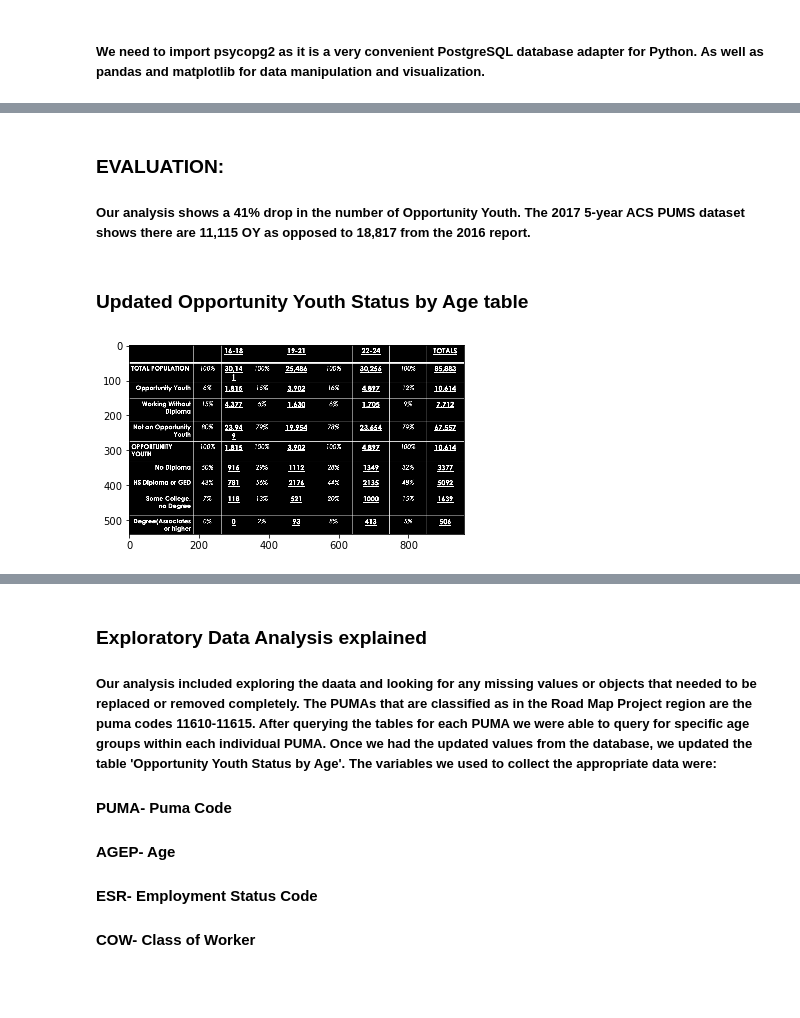
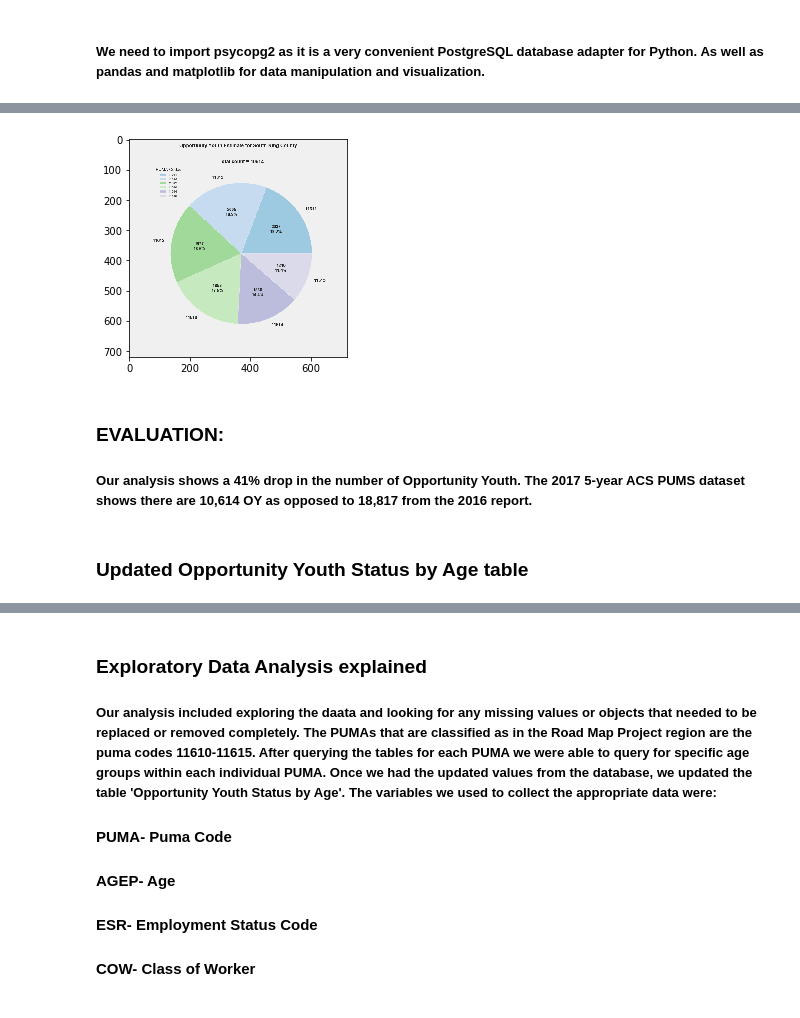
Before and after one commit to jwong853/mod-1-project-chicago-seattle-ds-051120, a Jupyter notebook: notebooks/report/Project_Final_Notebook.ipynb, the cells around one changed output, grey strips where cells are left out. Saved outputs shown, nothing was run; the diff lists cells and outputs as text; code cells hidden in the pictures.

```diff
--- a/notebooks/report/Project_Final_Notebook.ipynb
+++ b/notebooks/report/Project_Final_Notebook.ipynb
@@ -54,12 +59,12 @@ conn = psycopg2.connect(dbname=DBNAME)
+# %%
+import matplotlib.image as mpimg
+image = mpimg.imread("../../visualizations/SouthKingPie_v2.png")
+plt.imshow(image)
+plt.show()
+# %% [output]
+[figure, added]
 # %% [markdown]
 ### EVALUATION:
-##### Our analysis shows a 41% drop in the number of Opportunity Youth. The 2017 5-year ACS PUMS dataset shows there are 11,115 OY as opposed to 18,817 from the 2016 report.
+##### Our analysis shows a 41% drop in the number of Opportunity Youth. The 2017 5-year ACS PUMS dataset shows there are 10,614 OY as opposed to 18,817 from the 2016 report.
 # %% [markdown]
 ### Updated Opportunity Youth Status by Age table
-# %%
-
-image = mpimg.imread("./visualizations/OY_table.png")
-plt.imshow(image)
-plt.show()
-# %% [output]
-[figure, removed]
```
Also changed, not shown: parts of 28 cells of this notebook, 23 other files.
